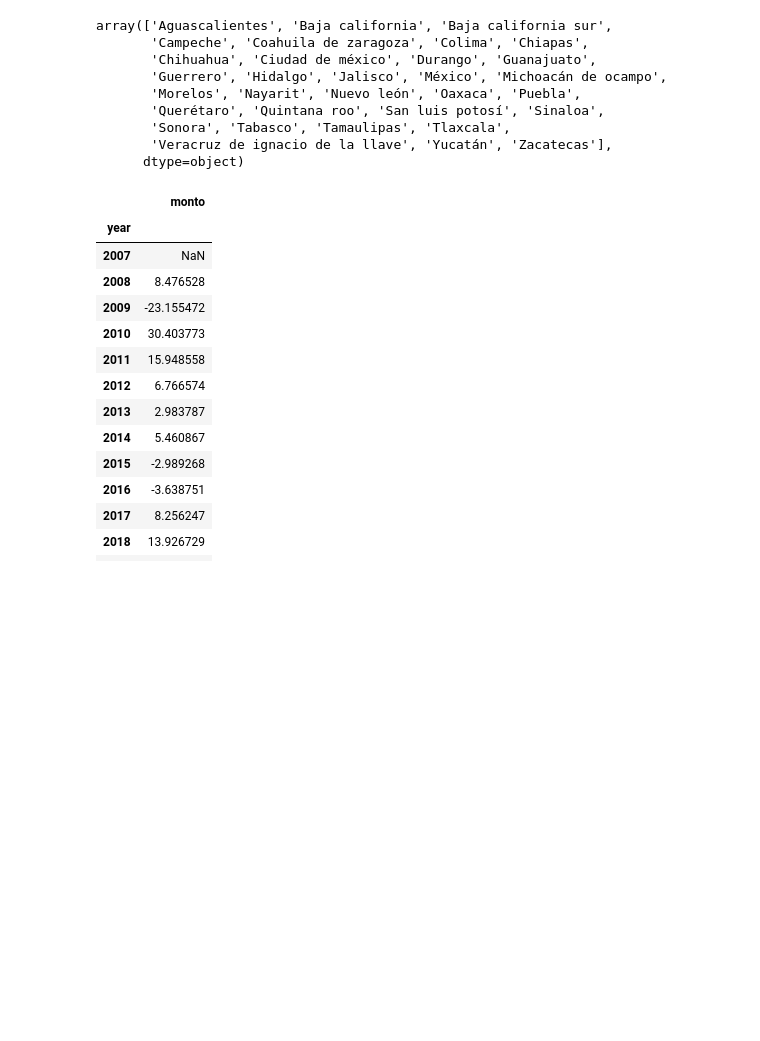
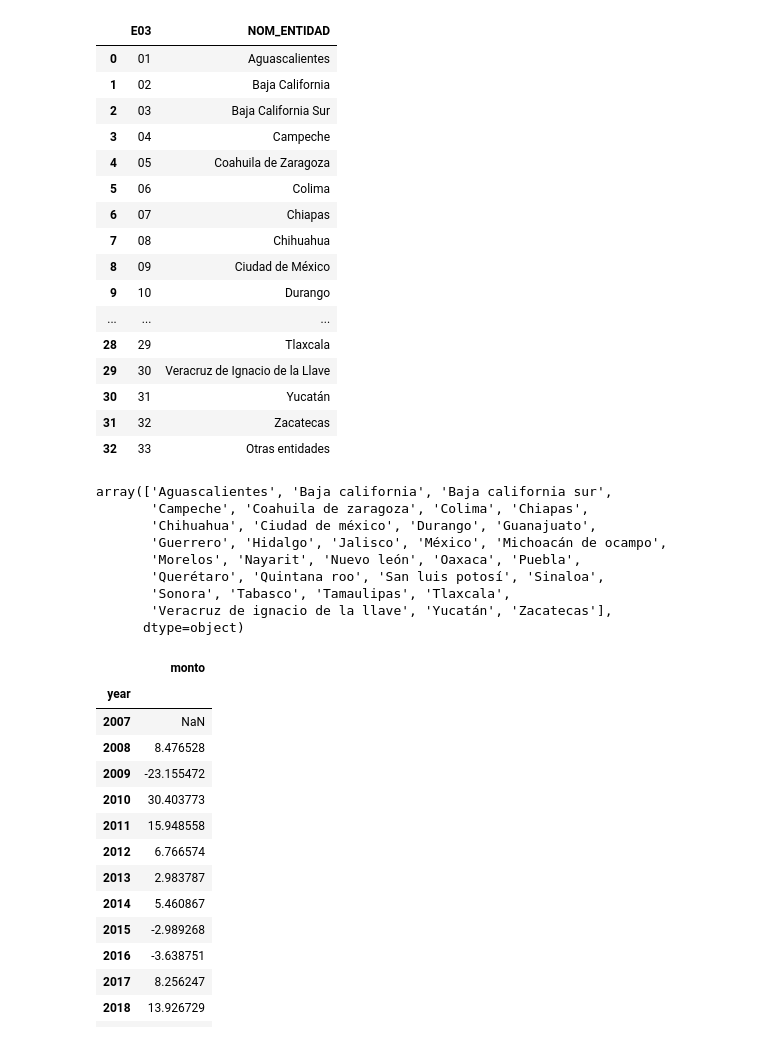
Before and after one commit to jfloresbmxt/fichas_estatales, a Jupyter notebook: pipelines/exportaciones/pipeline.ipynb, the cells around one changed output. Cells and saved outputs as stored; diff of their text form; code cells hidden in the pictures; blank space fills up the shorter version.

```diff
--- a/pipelines/exportaciones/pipeline.ipynb
+++ b/pipelines/exportaciones/pipeline.ipynb
@@ -5,6 +5,26 @@ import pandas as pd
 xs = EXPORTACIONES()
 
 # xs.donwload_data()
+# %%
+xs._merge_scian()
+# %% [output]
+|  | E03 | NOM_ENTIDAD |
+| 0 | 01 | Aguascalientes |
+| 1 | 02 | Baja California |
+| 2 | 03 | Baja California Sur |
+| 3 | 04 | Campeche |
+| 4 | 05 | Coahuila de Zaragoza |
+| 5 | 06 | Colima |
+| 6 | 07 | Chiapas |
+| 7 | 08 | Chihuahua |
+| 8 | 09 | Ciudad de México |
+| 9 | 10 | Durango |
+| ... | ... | ... |
+| 28 | 29 | Tlaxcala |
+| 29 | 30 | Veracruz de Ignacio de la Llave |
+| 30 | 31 | Yucatán |
+| 31 | 32 | Zacatecas |
+| 32 | 33 | Otras entidades |
 # %%
 exp = xs.filter()
 subsectores = list(exp.subsector.unique())
```
Also changed, not shown: 2 other files.
